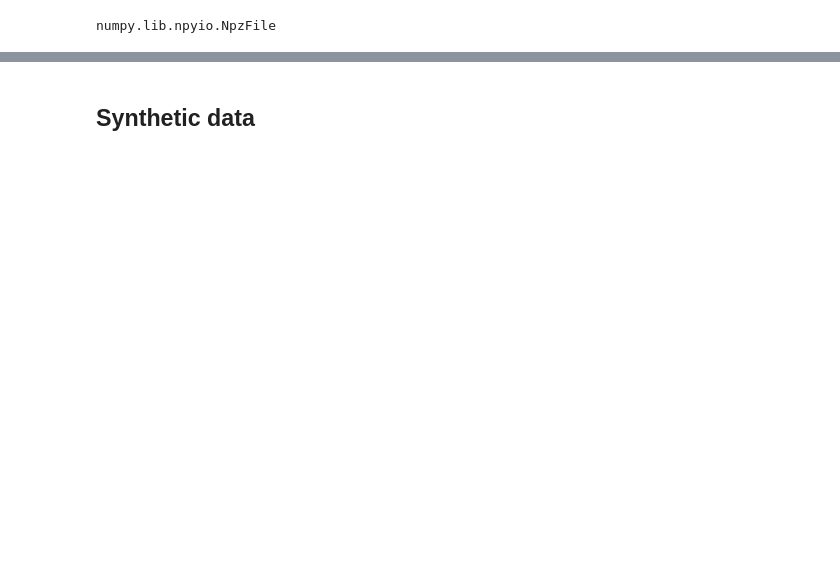
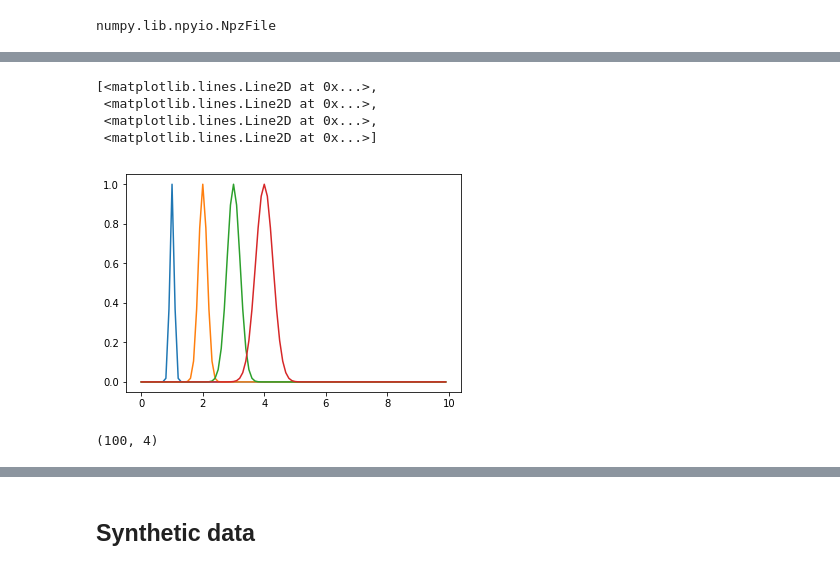
Before and after one commit to tanveerkarim/DESI_Binospec_DataProcessor, a Jupyter notebook: Tanveer/Specz_Extractor/specz1D_extractor.ipynb, the cells around one changed output, grey strips where cells are left out. Cells and saved outputs as stored; diff of their text form; code cells hidden in the pictures; blank space fills up the shorter version.

```diff
--- a/Tanveer/Specz_Extractor/specz1D_extractor.ipynb
+++ b/Tanveer/Specz_Extractor/specz1D_extractor.ipynb
@@ -99,0 +124,15 @@ array([[4500, 4504, 4508],
+# %%
+Gaussian = lambda x, mean, std: np.exp(-((x[:, np.newaxis] - mean)/std)**2)
+vecGaussian = np.vectorize(Gaussian, excluded=['x'])
+# %%
+plt.plot(np.arange(0,10,.1), Gaussian(np.arange(0,10,.1), np.arange(1,5,1), np.arange(.1,.5,.1))) #np.arange(.1,.5,.1)))
+# %% [output]
+[<matplotlib.lines.Line2D at 0x...>,
+ <matplotlib.lines.Line2D at 0x...>,
+ <matplotlib.lines.Line2D at 0x...>,
+ <matplotlib.lines.Line2D at 0x...>]
+[figure, added]
+# %%
+Gaussian(np.arange(0,10,.1), np.arange(1,5,1), np.arange(.1,.5,.1)).shape
+# %% [output]
+(100, 4)
```
Also changed, not shown: parts of 9 cells of this notebook, 2 other files.
